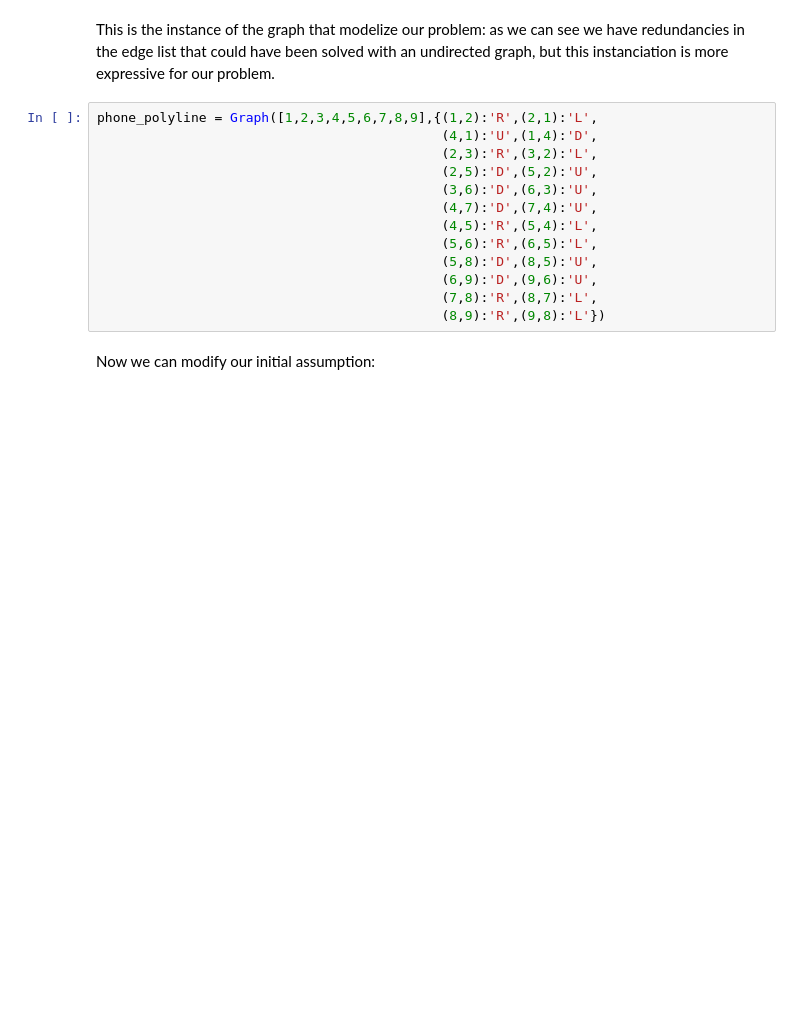
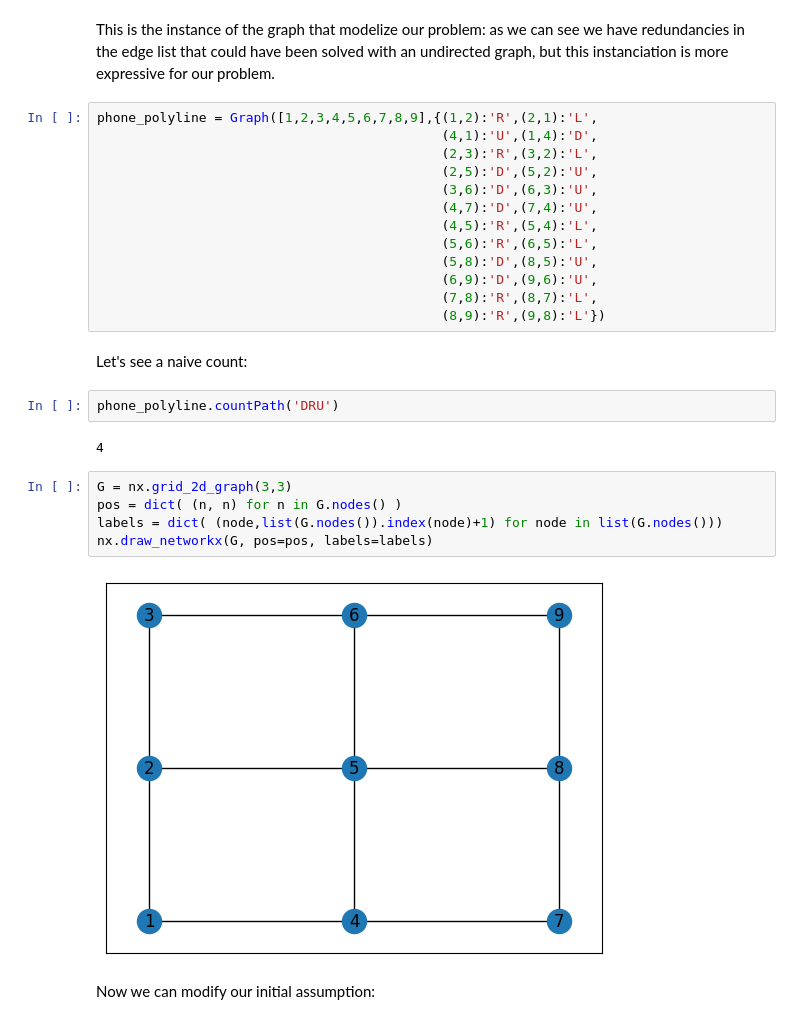
Before and after one commit to LeoDiNino97/ADM_HW5_Group20, a Jupyter notebook: main.ipynb, the cells around one changed output. Saved outputs shown, nothing was run; the diff lists cells and outputs as text; blank space fills up the shorter version.

```diff
--- a/main.ipynb
+++ b/main.ipynb
@@ -1448,6 +1443,19 @@ phone_polyline = Graph([1,2,3,4,5,6,7,8,9],{(1,2):'R',(2,1):'L',
                                             (6,9):'D',(9,6):'U',
                                             (7,8):'R',(8,7):'L',
                                             (8,9):'R',(9,8):'L'})
+# %% [markdown]
+Let's see a naive count:
+# %%
+phone_polyline.countPath('DRU')
+# %% [output]
+4
+# %%
+G = nx.grid_2d_graph(3,3)
+pos = dict( (n, n) for n in G.nodes() )
+labels = dict( (node,list(G.nodes()).index(node)+1) for node in list(G.nodes()))
+nx.draw_networkx(G, pos=pos, labels=labels)
+# %% [output]
+[figure, added]
 # %% [markdown]
 Now we can modify our initial assumption:
 # %% [markdown]
```
Also changed, not shown: parts of 9 cells of this notebook.
